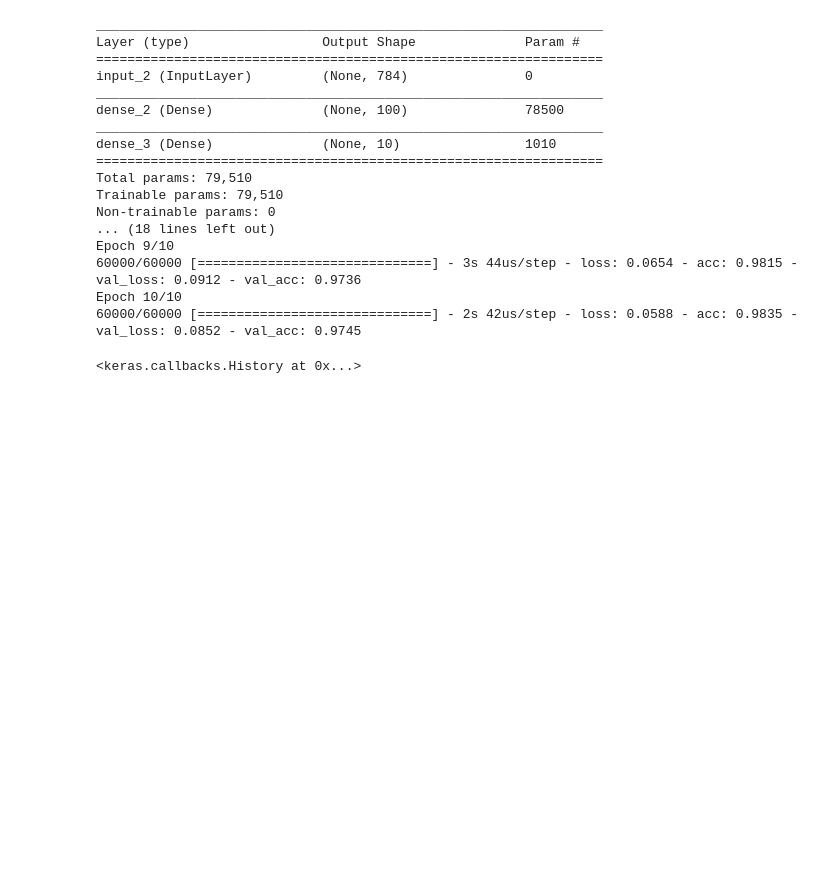
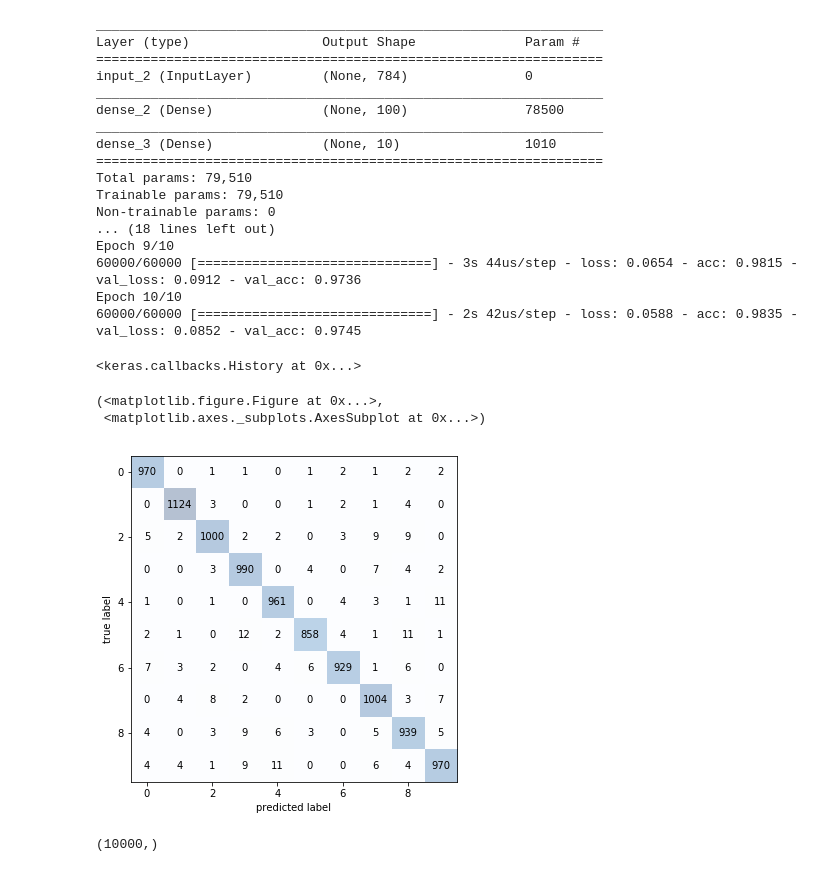
Before and after one commit to abulbasar/neural-networks, a Jupyter notebook: demos/Day 2 - MNIST.ipynb, the cells around one changed output. Cells and saved outputs as stored; diff of their text form; code cells hidden in the pictures; blank space fills up the shorter version.

```diff
--- a/demos/Day 2 - MNIST.ipynb
+++ b/demos/Day 2 - MNIST.ipynb
@@ -158,5 +160,10 @@ Epoch 10/10
 60000/60000 [==============================] - 2s 42us/step - loss: 0.0588 - acc: 0.9835 - val_loss: 0.0852 - val_acc: 0.9745
 <keras.callbacks.History at 0x...>
 # %%
+from sklearn.metrics import confusion_matrix
 y_test_pred = model.predict_classes(X_test).flatten()
-plot_confusion_matrix(confusion_matrix(y_test, y_test_pred))
+plot_confusion_matrix(confusion_matrix(y_test, y_test_pred), figsize=(6, 6))
+# %% [output]
+(<matplotlib.figure.Figure at 0x...>,
+ <matplotlib.axes._subplots.AxesSubplot at 0x...>)
+[figure, added]
@@ -162,0 +172,4 @@ plot_confusion_matrix(confusion_matrix(y_test, y_test_pred))
+# %%
+y_test_pred.shape
+# %% [output]
+(10000,)
```
Also changed, not shown: parts of 10 cells of this notebook, 1 other file.
